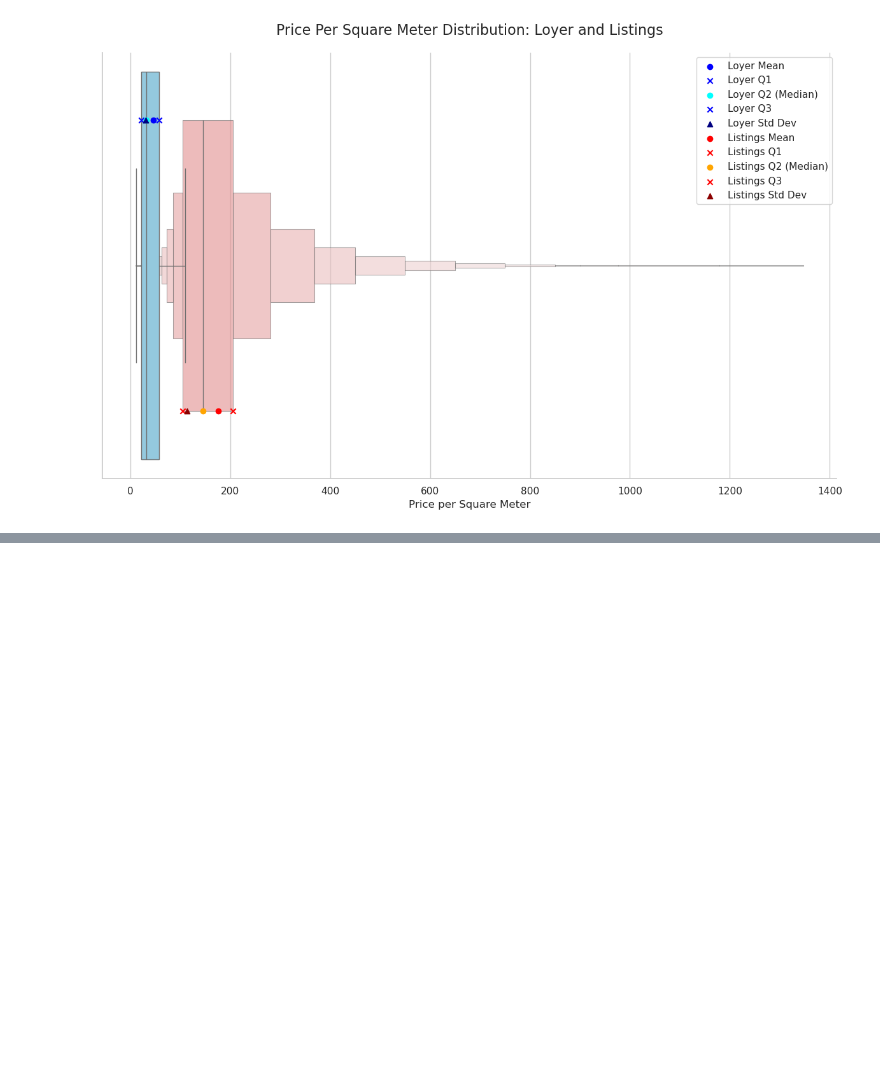
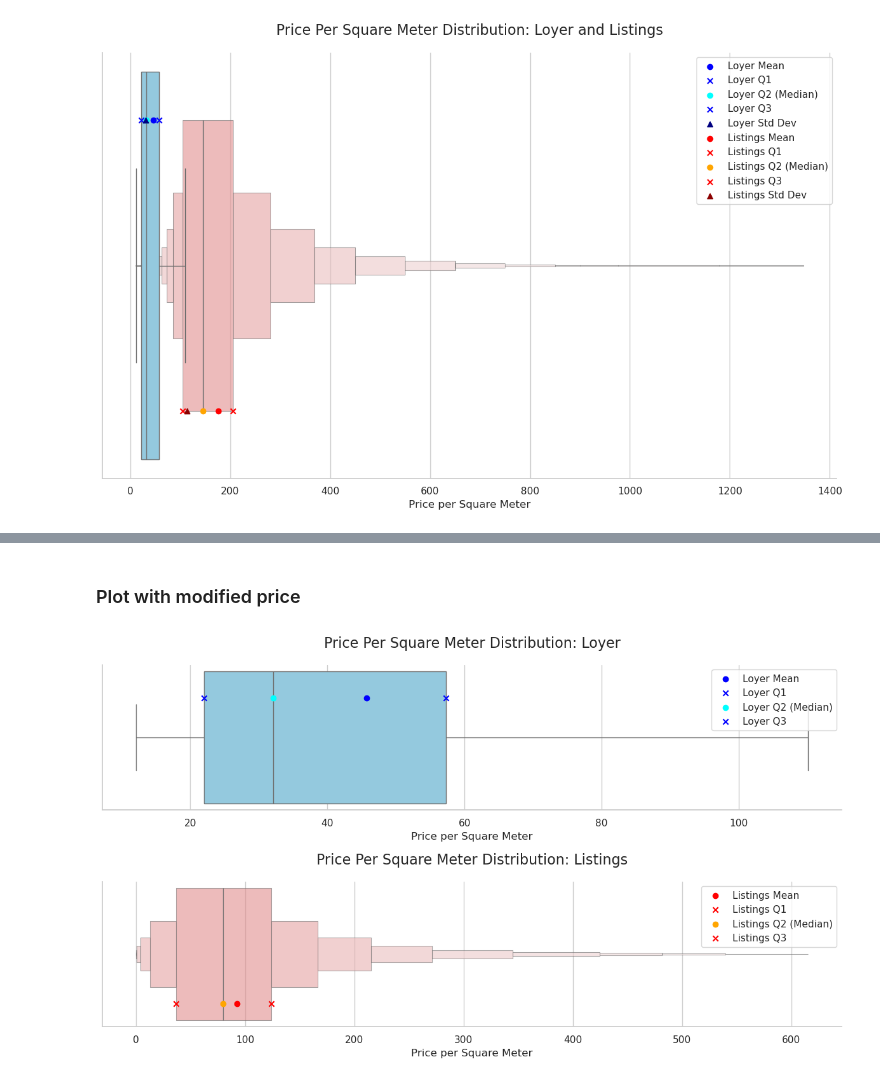
Before and after one commit to jo-pouradier/analise-airbnb-rentabilite, a Jupyter notebook: price.ipynb, the cells around one changed output, grey strips where cells are left out. Cells and saved outputs as stored; diff of their text form; code cells hidden in the pictures; blank space fills up the shorter version.

Commit message:
compare price based on availability, its much more comparable

```diff
--- a/price.ipynb
+++ b/price.ipynb
@@ -350,0 +415,4 @@ plt.show()
+# %%
+# count the number of days where the listing is available (available == t or f)
+availability_df = calendar_df.groupBy("listing_id", "available").agg(count("available").alias("days_unavailable")).filter(col("available") == "f")
+availability_df.show(5)
@@ -350,0 +430,4 @@ plt.show()
+# %%
+# calculate the percentage of days unavailable
+availability_df = availability_df.withColumn("percentage_unavailable", (col("days_unavailable") / 365))
+availability_df.show(5)
@@ -350,0 +470,6 @@ plt.show()
+# %%
+# join with listings_df to get the price
+pondered_listings_df = listings_filter_cols_df.join(availability_df, listings_filter_cols_df.id == availability_df.listing_id, "inner")
+pondered_listings_df.show(5)
+pondered_listings_df = pondered_listings_df.withColumn("price_per_m2", col("price_per_m2")*col("percentage_unavailable"))
+pondered_listings_df.show(5)
@@ -350,0 +494,8 @@ plt.show()
+# %% [markdown]
+### Plot with modified price
+# %%
+pondered_pd = pondered_listings_df.toPandas()
+# %%
+boxplot_different_graph(loyer_pd, pondered_pd)
+# %% [output]
+[figure, added]
```
Also changed, not shown: parts of 13 cells of this notebook.
